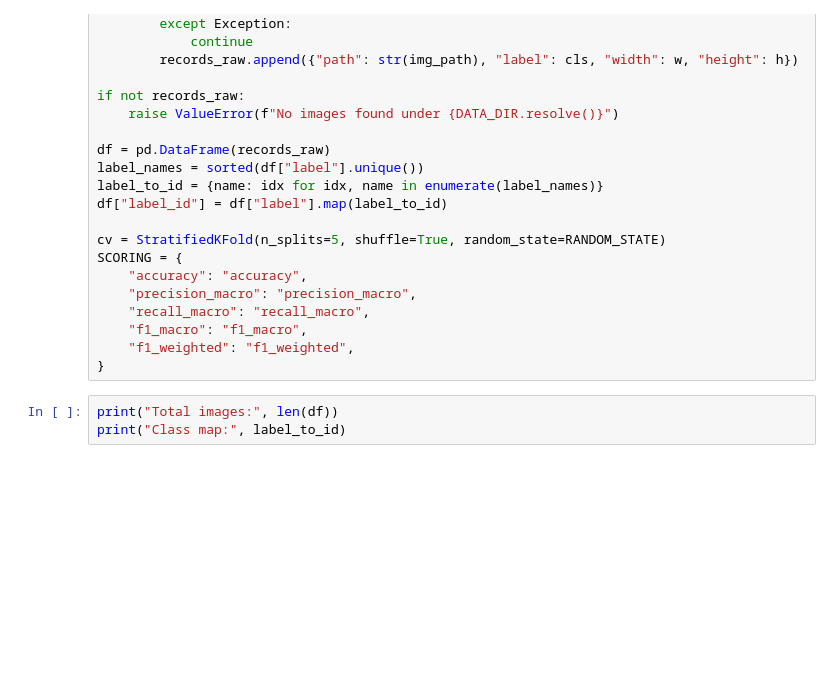
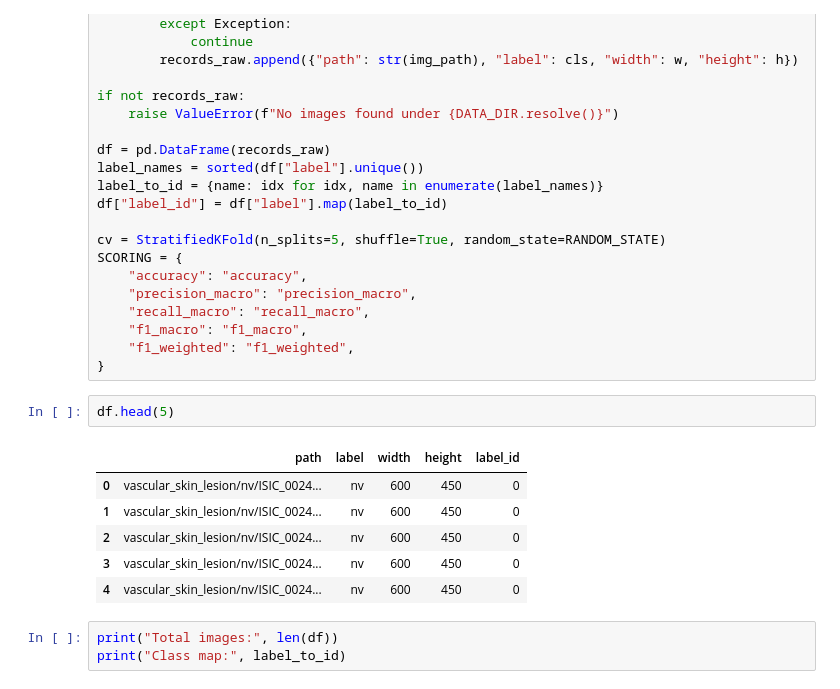
Before and after one commit to WSm-77/distributed_systems, a Jupyter notebook: skin_cancer/classify_skin_cancer.ipynb, the cells around one changed output. Drawn from its saved outputs; the diff is of its cells as text; blank space fills up the shorter version.

```diff
--- a/skin_cancer/classify_skin_cancer.ipynb
+++ b/skin_cancer/classify_skin_cancer.ipynb
@@ -93,6 +92,15 @@ SCORING = {
     "f1_macro": "f1_macro",
     "f1_weighted": "f1_weighted",
 }
+# %%
+df.head(5)
+# %% [output]
+|  | path | label | width | height | label_id |
+| 0 | vascular_skin_lesion/nv/ISIC_0024... | nv | 600 | 450 | 0 |
+| 1 | vascular_skin_lesion/nv/ISIC_0024... | nv | 600 | 450 | 0 |
+| 2 | vascular_skin_lesion/nv/ISIC_0024... | nv | 600 | 450 | 0 |
+| 3 | vascular_skin_lesion/nv/ISIC_0024... | nv | 600 | 450 | 0 |
+| 4 | vascular_skin_lesion/nv/ISIC_0024... | nv | 600 | 450 | 0 |
 # %%
 print("Total images:", len(df))
 print("Class map:", label_to_id)
```
Also changed, not shown: parts of 13 cells of this notebook, 1 other file.
